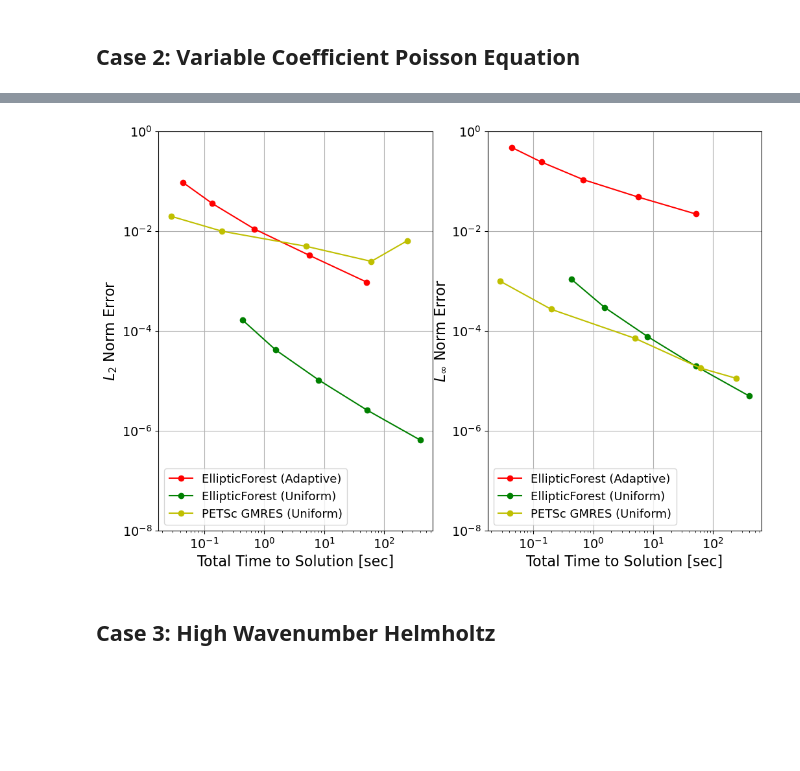
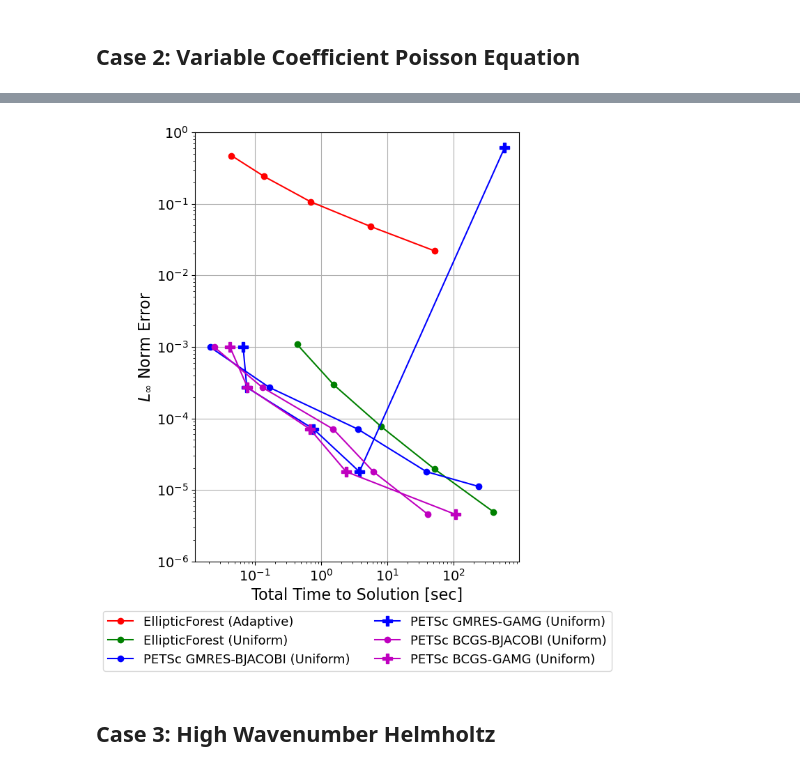
Before and after one commit to DamynChipman/Dissertation, a Jupyter notebook: src/scripts/plots.ipynb, the cells around one changed output, grey strips where cells are left out. Saved outputs shown, nothing was run; the diff lists cells and outputs as text; code cells hidden in the pictures; blank space fills up the shorter version.

```diff
--- a/src/scripts/plots.ipynb
+++ b/src/scripts/plots.ipynb
@@ -178,9 +203,10 @@ plt.savefig(fig_dir + 'case01-work-precision-plots-no-title.png')
 # Import data
 data_elliptic_forest_adaptive = pd.read_csv(data_dir + 'case02-elliptic-forest-adaptive.csv')
 data_elliptic_forest_uniform = pd.read_csv(data_dir + 'case02-elliptic-forest-uniform.csv')
-# data_thunderegg_adaptive = pd.read_csv(data_dir + 'case01-thunderegg-adaptive.csv')
-# data_petsc_cg_uniform = pd.read_csv(data_dir + 'case01-petsc-cg-uniform.csv')
-data_petsc_gmres_uniform = pd.read_csv(data_dir + 'case02-petsc-gmres-uniform.csv')
+data_petsc_gmres_bjacobi_uniform = pd.read_csv(data_dir + 'case02-petsc-gmres-bjacobi-uniform.csv')
+data_petsc_gmres_gamg_uniform = pd.read_csv(data_dir + 'case02-petsc-gmres-gamg-uniform.csv')
+data_petsc_bcgs_bjacobi_uniform = pd.read_csv(data_dir + 'case02-petsc-bcgs-bjacobi-uniform.csv')
+data_petsc_bcgs_gamg_uniform = pd.read_csv(data_dir + 'case02-petsc-bcgs-gamg-uniform.csv')
 # %%
 ef_adaptive_build_time = np.array(data_elliptic_forest_adaptive['build_time'])
 ef_adaptive_upwards_time = np.array(data_elliptic_forest_adaptive['upwards_time'])
@@ -278,63 +316,56 @@ plt.savefig(fig_dir + 'case02-stacked-bar-plot-comparisons-no-title.png')
 # %%
 ef_adaptive_l1_error = np.array(data_elliptic_forest_adaptive['l1_error'])
 ef_adaptive_l2_error = np.array(data_elliptic_forest_adaptive['l2_error'])
 ef_adaptive_lI_error = np.array(data_elliptic_forest_adaptive['lI_error'])
 ef_adaptive_total_time = np.array(data_elliptic_forest_adaptive['total_time'])
 
 ef_uniform_l1_error = np.array(data_elliptic_forest_uniform['l1_error'])
 ef_uniform_l2_error = np.array(data_elliptic_forest_uniform['l2_error'])
 ef_uniform_lI_error = np.array(data_elliptic_forest_uniform['lI_error'])
 ef_uniform_total_time = np.array(data_elliptic_forest_uniform['total_time'])
 
-# te_adaptive_l1_error = np.array(data_thunderegg_adaptive['l1_error'])
-# te_adaptive_l2_error = np.array(data_thunderegg_adaptive['l2_error'])
-# te_adaptive_lI_error = np.array(data_thunderegg_adaptive['lI_error'])
-# te_adaptive_total_time = np.array(data_thunderegg_adaptive['total_time'])
+petsc_gmres_bjacobi_uniform_l1_error = np.array(data_petsc_gmres_bjacobi_uniform['l1_error'])
+petsc_gmres_bjacobi_uniform_l2_error = np.array(data_petsc_gmres_bjacobi_uniform['l2_error'])
+petsc_gmres_bjacobi_uniform_lI_error = np.array(data_petsc_gmres_bjacobi_uniform['lI_error'])
+petsc_gmres_bjacobi_uniform_total_time = np.array(data_petsc_gmres_bjacobi_uniform['total_time'])
 
-# petsc_cg_uniform_l1_error = np.array(data_petsc_cg_uniform['l1_error'])
-# petsc_cg_uniform_l2_error = np.array(data_petsc_cg_uniform['l2_error'])
-# petsc_cg_uniform_lI_error = np.array(data_petsc_cg_uniform['lI_error'])
-# petsc_cg_uniform_total_time = np.array(data_petsc_cg_uniform['total_time'])
+petsc_gmres_gamg_uniform_l1_error = np.array(data_petsc_gmres_gamg_uniform['l1_error'])
+petsc_gmres_gamg_uniform_l2_error = np.array(data_petsc_gmres_gamg_uniform['l2_error'])
+petsc_gmres_gamg_uniform_lI_error = np.array(data_petsc_gmres_gamg_uniform['lI_error'])
+petsc_gmres_gamg_uniform_total_time = np.array(data_petsc_gmres_gamg_uniform['total_time'])
 
-petsc_gmres_uniform_l1_error = np.array(data_petsc_gmres_uniform['l1_error'])
-petsc_gmres_uniform_l2_error = np.array(data_petsc_gmres_uniform['l2_error'])
-petsc_gmres_uniform_lI_error = np.array(data_petsc_gmres_uniform['lI_error'])
-petsc_gmres_uniform_total_time = np.array(data_petsc_gmres_uniform['total_time'])
+petsc_bcgs_bjacobi_uniform_l1_error = np.array(data_petsc_bcgs_bjacobi_uniform['l1_error'])
+petsc_bcgs_bjacobi_uniform_l2_error = np.array(data_petsc_bcgs_bjacobi_uniform['l2_error'])
+petsc_bcgs_bjacobi_uniform_lI_error = np.array(data_petsc_bcgs_bjacobi_uniform['lI_error'])
+petsc_bcgs_bjacobi_uniform_total_time = np.array(data_petsc_bcgs_bjacobi_uniform['total_time'])
 
-fig, axs = plt.subplots(1, 2, figsize=(12,8))
+petsc_bcgs_gamg_uniform_l1_error = np.array(data_petsc_bcgs_gamg_uniform['l1_error'])
+petsc_bcgs_gamg_uniform_l2_error = np.array(data_petsc_bcgs_gamg_uniform['l2_error'])
+petsc_bcgs_gamg_uniform_lI_error = np.array(data_petsc_bcgs_gamg_uniform['lI_error'])
+petsc_bcgs_gamg_uniform_total_time = np.array(data_petsc_bcgs_gamg_uniform['total_time'])
 
-axs[0].loglog(ef_adaptive_total_time, ef_adaptive_l2_error, 'r-o', label='EllipticForest (Adaptive)')
-axs[0].loglog(ef_uniform_total_time, ef_uniform_l2_error, 'g-o', label='EllipticForest (Uniform)')
-# axs[0].loglog(petsc_cg_uniform_total_time, petsc_cg_uniform_l2_error, 'b-o', label='PETSc CG (Uniform)')
-axs[0].loglog(petsc_gmres_uniform_total_time, petsc_gmres_uniform_l2_error, 'y-o', label='PETSc GMRES (Uniform)')
-# axs[0].loglog(te_adaptive_total_time, te_adaptive_l2_error, 'c-o', label='ThunderEgg/ForestClaw (Adaptive)')
+fig, ax = plt.subplots(figsize=(6,8))
 
-axs[0].set_ylim([1e-8, 1e0])
-axs[0].set_xlabel('Total Time to Solution [sec]', size=16)
-axs[0].set_ylabel(r'$L_2$ Norm Error', size=16)
-axs[0].legend(loc='lower left', prop={'size':13})
-axs[0].tick_params(axis='both', labelsize=14)
-axs[0].grid()
+ax.loglog(ef_adaptive_total_time, ef_adaptive_lI_error, 'r-o', label='EllipticForest (Adaptive)')
+ax.loglog(ef_uniform_total_time, ef_uniform_lI_error, 'g-o', label='EllipticForest (Uniform)')
+ax.loglog(petsc_gmres_bjacobi_uniform_total_time, petsc_gmres_bjacobi_uniform_lI_error, 'b-o', label='PETSc GMRES-BJACOBI (Uniform)')
+ax.loglog(petsc_gmres_gamg_uniform_total_time, petsc_gmres_gamg_uniform_lI_error, 'b-P', ms=10, label='PETSc GMRES-GAMG (Uniform)')
+ax.loglog(petsc_bcgs_bjacobi_uniform_total_time, petsc_bcgs_bjacobi_uniform_lI_error, 'm-o', label='PETSc BCGS-BJACOBI (Uniform)')
+ax.loglog(petsc_bcgs_gamg_uniform_total_time, petsc_bcgs_gamg_uniform_lI_error, 'm-P', ms=10, label='PETSc BCGS-GAMG (Uniform)')
 
-axs[1].loglog(ef_adaptive_total_time, ef_adaptive_lI_error, 'r-o', label='EllipticForest (Adaptive)')
-axs[1].loglog(ef_uniform_total_time, ef_uniform_lI_error, 'g-o', label='EllipticForest (Uniform)')
-# axs[1].loglog(petsc_cg_uniform_total_time, petsc_cg_uniform_lI_error, 'b-o', label='PETSc CG (Uniform)')
-axs[1].loglog(petsc_gmres_uniform_total_time, petsc_gmres_uniform_lI_error, 'y-o', label='PETSc GMRES (Uniform)')
-# axs[1].loglog(te_adaptive_total_time, te_adaptive_lI_error, 'c-o', label='ThunderEgg/ForestClaw (Adaptive)')
-
-axs[1].set_ylim([1e-8, 1e0])
-axs[1].set_xlabel('Total Time to Solution [sec]', size=16)
-axs[1].set_ylabel(r'$L_{\infty}$ Norm Error', size=16)
-axs[1].legend(loc='lower left', prop={'size':13})
-axs[1].tick_params(axis='both', labelsize=14)
-axs[1].grid()
+ax.set_ylim([1e-6, 1e0])
+ax.set_xlabel('Total Time to Solution [sec]', size=16)
+ax.set_ylabel(r'$L_{\infty}$ Norm Error', size=16)
+ax.legend(loc='upper center', bbox_to_anchor=(0.5, -0.1), ncol=2, prop={'size': 13})
+ax.tick_params(axis='both', labelsize=14)
+ax.grid()
 
 # plt.suptitle('Work-Precision Plots for Poisson Equation Solve', size=16)
 # plt.subplots_adjust(top=0.90)
-plt.savefig(fig_dir + 'case02-work-precision-plots-no-title.pdf')
-plt.savefig(fig_dir + 'case02-work-precision-plots-no-title.png')
+plt.savefig(fig_dir + 'case02-work-precision-plots-no-title.pdf', bbox_inches='tight')
+plt.savefig(fig_dir + 'case02-work-precision-plots-no-title.png', bbox_inches='tight')
 # %% [output]
-[figure, old version]
+[figure, new version]
 # %% [markdown]
 ## Case 3: High Wavenumber Helmholtz
 # %%
```
Also changed, not shown: parts of 10 cells of this notebook, 22 other files.
